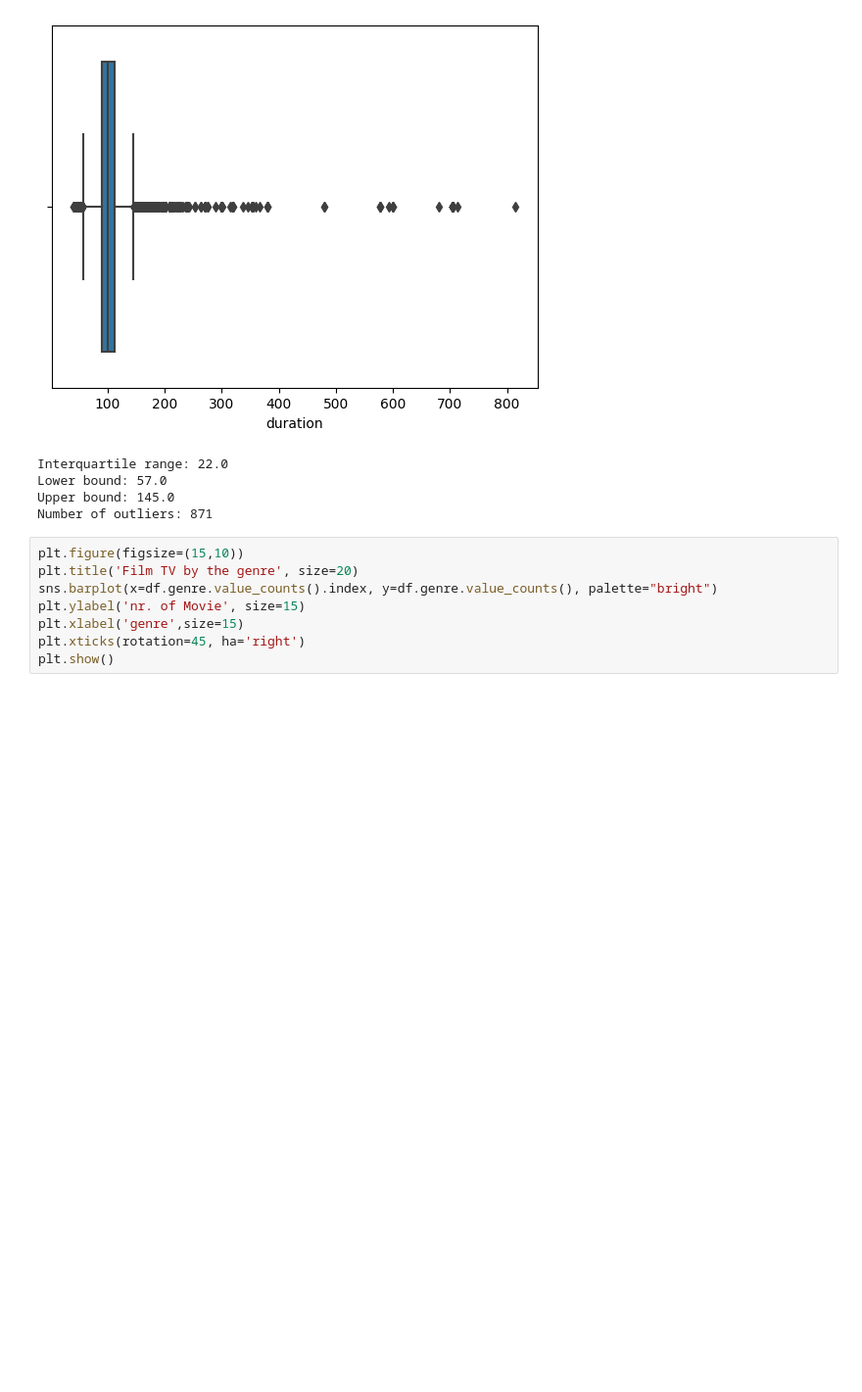
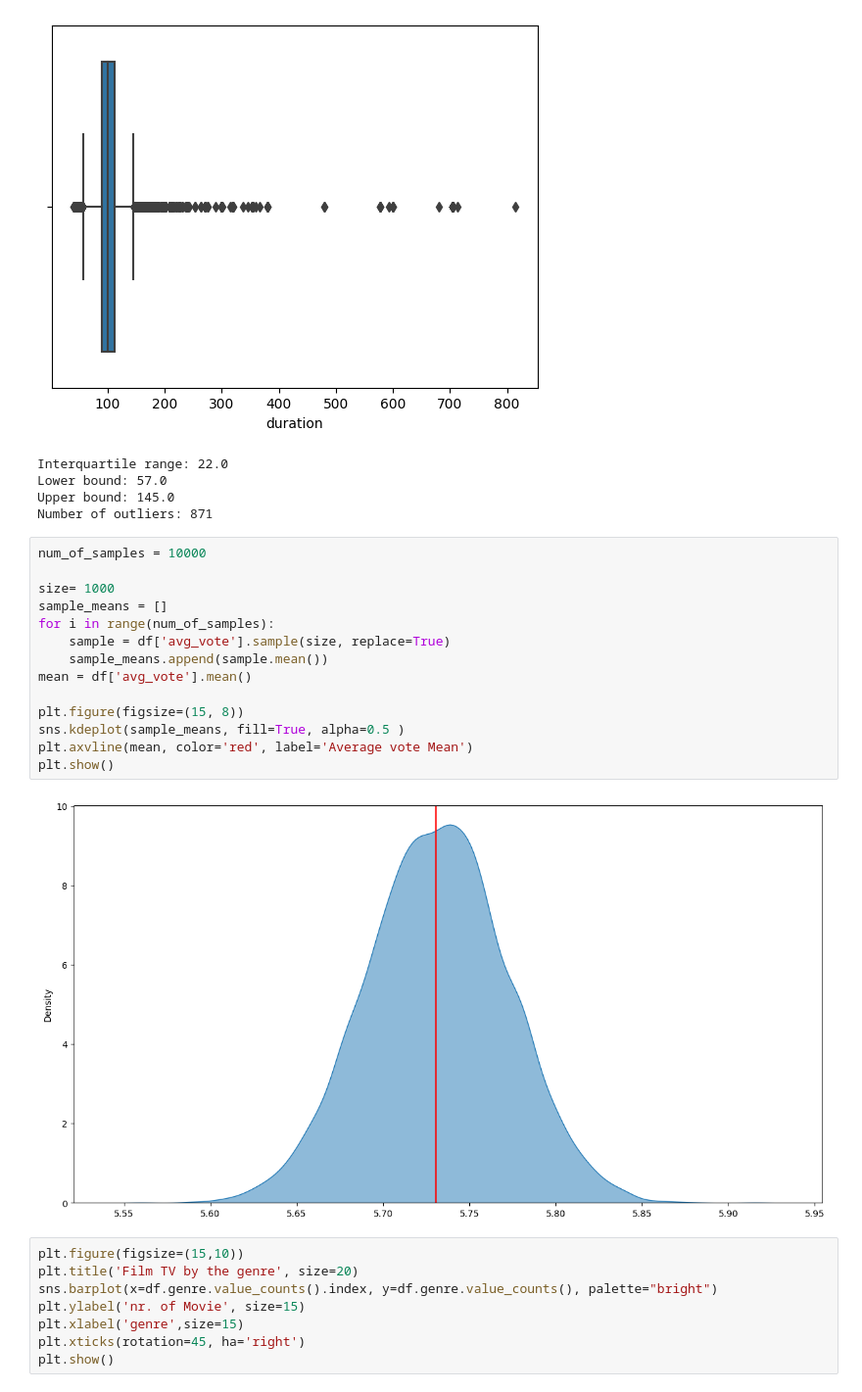
Before and after one commit to vaibhavg310/Box-Office-Breakdown, a Jupyter notebook: code.ipynb, the cells around one changed output. Shown at 98% size. Saved outputs shown, nothing was run; the diff lists cells and outputs as text; blank space fills up the shorter version.

Commit message:
central limit theorem on avg_vote

```diff
--- a/code.ipynb
+++ b/code.ipynb
@@ -328,6 +329,22 @@ Interquartile range: 22.0
 Lower bound: 57.0
 Upper bound: 145.0
 Number of outliers: 871
+# %%
+num_of_samples = 10000
+
+size= 1000
+sample_means = []
+for i in range(num_of_samples):
+    sample = df['avg_vote'].sample(size, replace=True)
+    sample_means.append(sample.mean())
+mean = df['avg_vote'].mean()
+
+plt.figure(figsize=(15, 8))
+sns.kdeplot(sample_means, fill=True, alpha=0.5 )
+plt.axvline(mean, color='red', label='Average vote Mean')
+plt.show()
+# %% [output]
+[figure, added]
 # %%
 plt.figure(figsize=(15,10))
 plt.title('Film TV by the genre', size=20)
```
Also changed, not shown: parts of 3 cells of this notebook, 2 other files.
